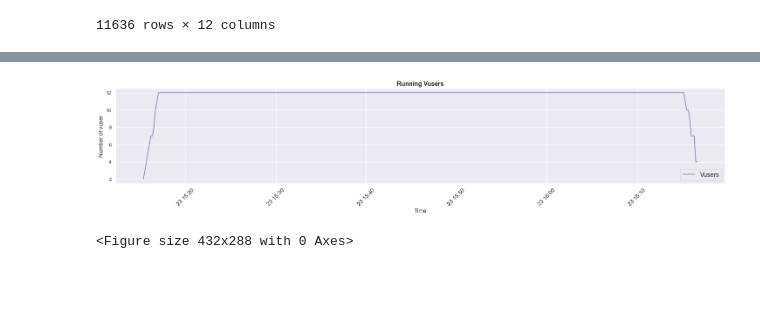
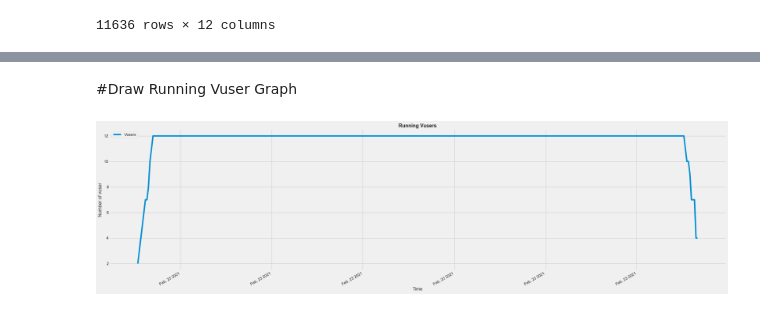
Before and after one commit to karthiklingasamy/JTLAnalyser, a Jupyter notebook: JTL_Log_Analyser_v5.0.ipynb, the cells around one changed output, grey strips where cells are left out. Drawn from its saved outputs; the diff is of its cells as text; code cells hidden in the pictures; blank space fills up the shorter version.

Commit message:
Add 4 Basic Graph

```diff
--- a/JTL_Log_Analyser_v5.0.ipynb
+++ b/JTL_Log_Analyser_v5.0.ipynb
@@ -633,14 +579,21 @@ runningVuser
+# %% [markdown]
+#Draw Running Vuser Graph
 # %%
-labels=["Vusers"]
-plt.figure(figsize=(25,4))
-plt.plot(runningVuser['timeStamp'],runningVuser['Vusers'],color="m") #Important Line x & Y axis #crimson
+df_vuser=obj1.getRunnerVuserGraphData()
+df_vuser.reset_index('timeStamp',inplace=True)
+#Draw Graph
+plt.style.use('fivethirtyeight')#print(plt.style.available)
+plt.figure(figsize=(25,7))
+plt.plot(df_vuser['timeStamp'],df_vuser['Vusers'],label='Vusers')#color="m",linestyle='-',linewidth=3,marker='.' #Important Line x & Y axis #crimson
 plt.title("Running Vusers",fontsize=14,fontweight="bold")
 plt.xlabel("Time",fontsize=13)#,fontweight="bold"
 plt.ylabel("Number of vuser",fontsize=13)#,fontweight="bold"
-plt.legend(labels=labels,fontsize="large")
-plt.xticks(rotation=45,fontsize=13)
+plt.legend(loc='upper left')#This will take label name from plt.plot. So no need to pass the labe in sequence order
+plt.gcf().autofmt_xdate()#plt.xticks(rotation=45,fontsize=13)
+date_format=mpl_dates.DateFormatter('%b, %d %Y')#To formate the x axis with date format
+plt.gca().xaxis.set_major_formatter(date_format)#To formate the x axis with date format
+plt.tight_layout()#Automatically render without padding issue #plt.grid(True)
 plt.show()
-plt.savefig("Vuser.png")
+#plt.savefig("Vuser.png")
 # %% [output]
-[figure, old version]
+[figure, new version]
-<Figure size 432x288 with 0 Axes>
```
Also changed, not shown: parts of 15 cells of this notebook, 1 other file.
